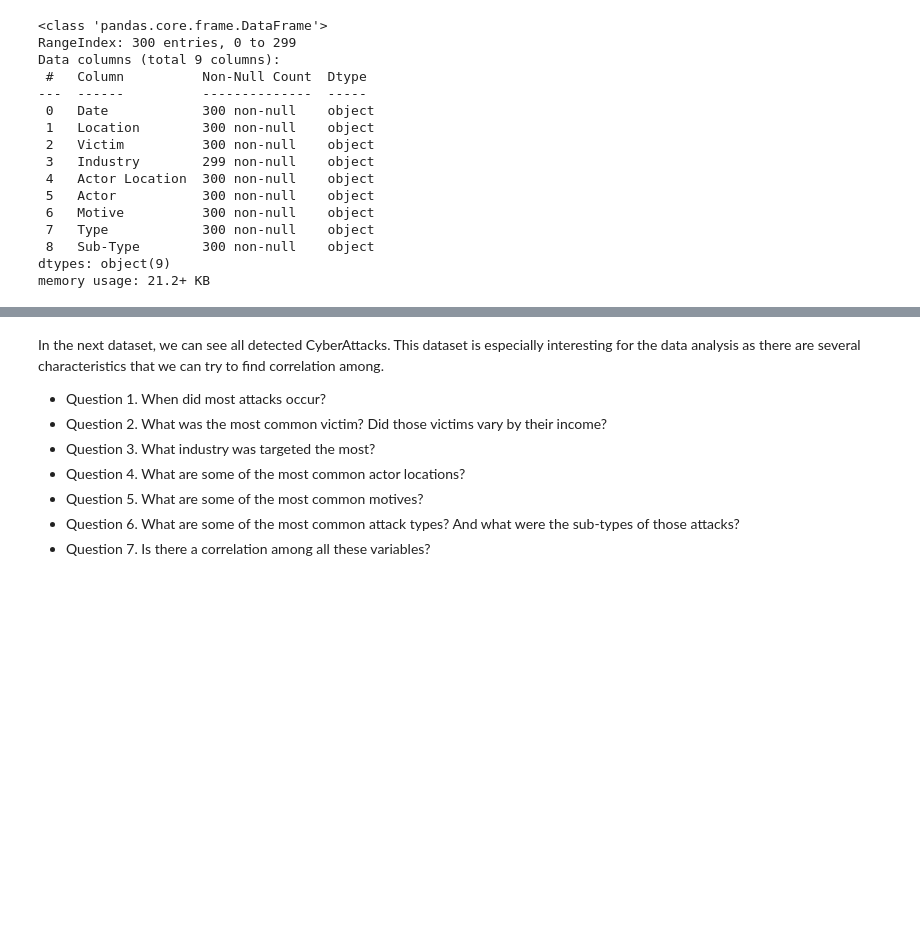
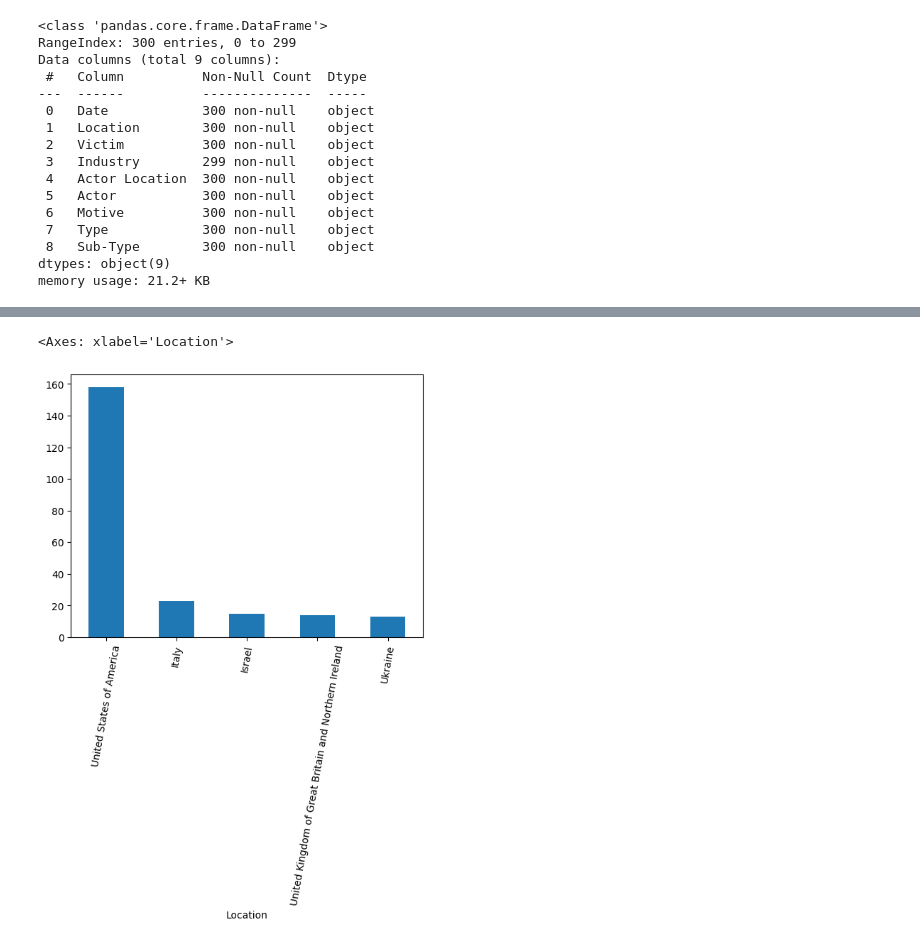
Before and after one commit to Sof0-0/CMPS3160_Project_CyberAttacks, a Jupyter notebook: DSProject.ipynb, the cells around one changed output, grey strips where cells are left out. Cells and saved outputs as stored; diff of their text form; code cells hidden in the pictures; blank space fills up the shorter version.

```diff
--- a/DSProject.ipynb
+++ b/DSProject.ipynb
@@ -95,13 +271,8 @@ df_attack.describe()
 | unique | 49 | 36 | 299 | 18 | 10 | 58 | 6 | 4 | 11 |
 | top | 2023-09-15 | United States of America | Manchester Airport | Health Care and Social Assistance | Undetermined | Undetermined | Financial | Exploitive | Data Attack |
 | freq | 21 | 158 | 2 | 65 | 242 | 113 | 222 | 128 | 114 |
-# %% [markdown]
-In the next dataset, we can see all detected CyberAttacks. This dataset is especially interesting for the data analysis as there are several characteristics that we can try to find
-correlation among. <br>
-- Question 1. When did most attacks occur?
-- Question 2. What was the most common victim? Did those victims vary by their income?
-- Question 3. What industry was targeted the most?
-- Question 4. What are some of the most common actor locations?
-- Question 5. What are some of the most common motives?
-- Question 6. What are some of the most common attack types? And what were the sub-types of those attacks?
-- Question 7. Is there a correlation among all these variables?
+# %%
+df_attack['Location'].value_counts().head().plot.bar(rot=80) # Figure out how to cut long values (map?)
+# %% [output]
+<Axes: xlabel='Location'>
+[figure, added]
```
Also changed, not shown: parts of 32 cells of this notebook.
